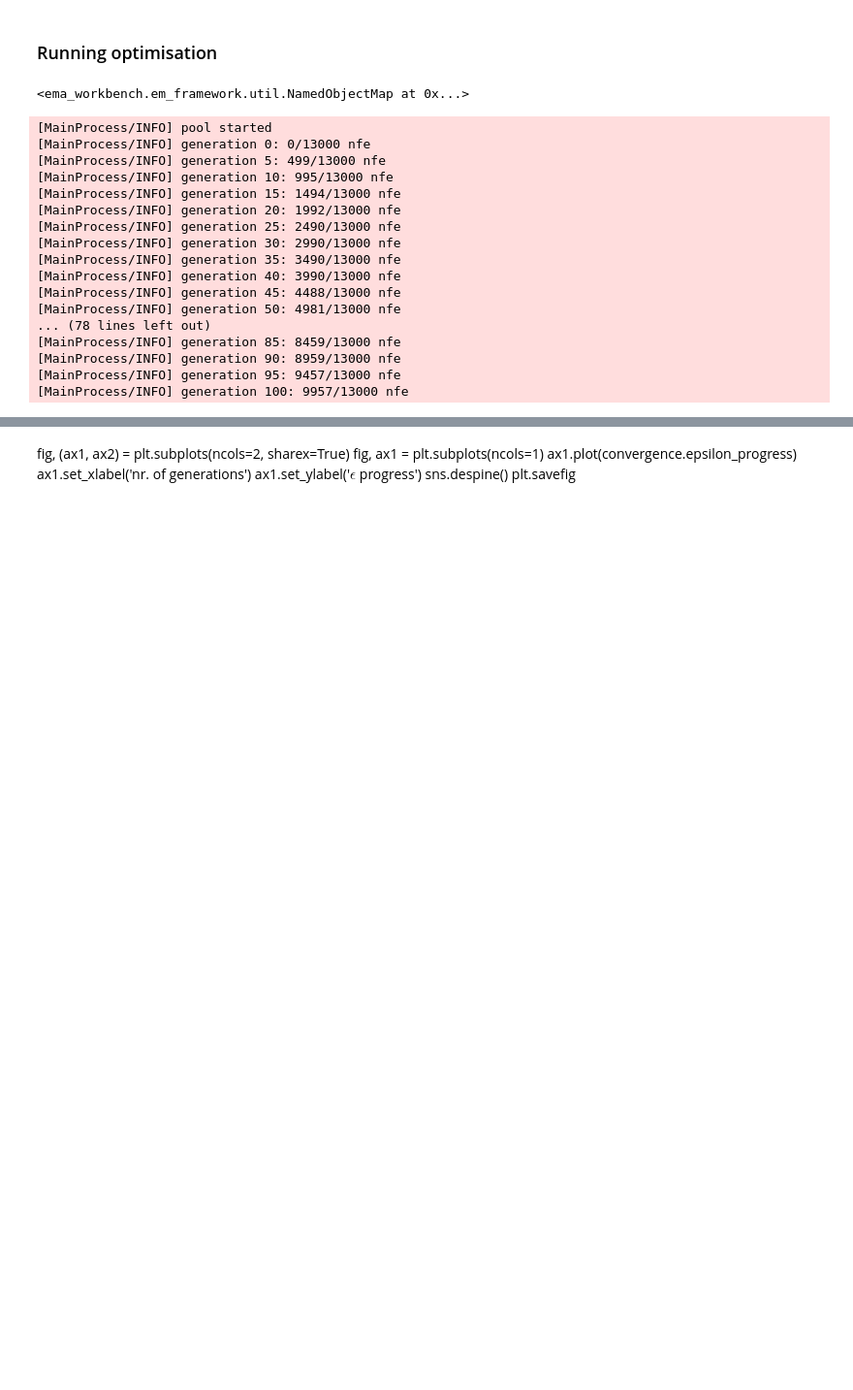
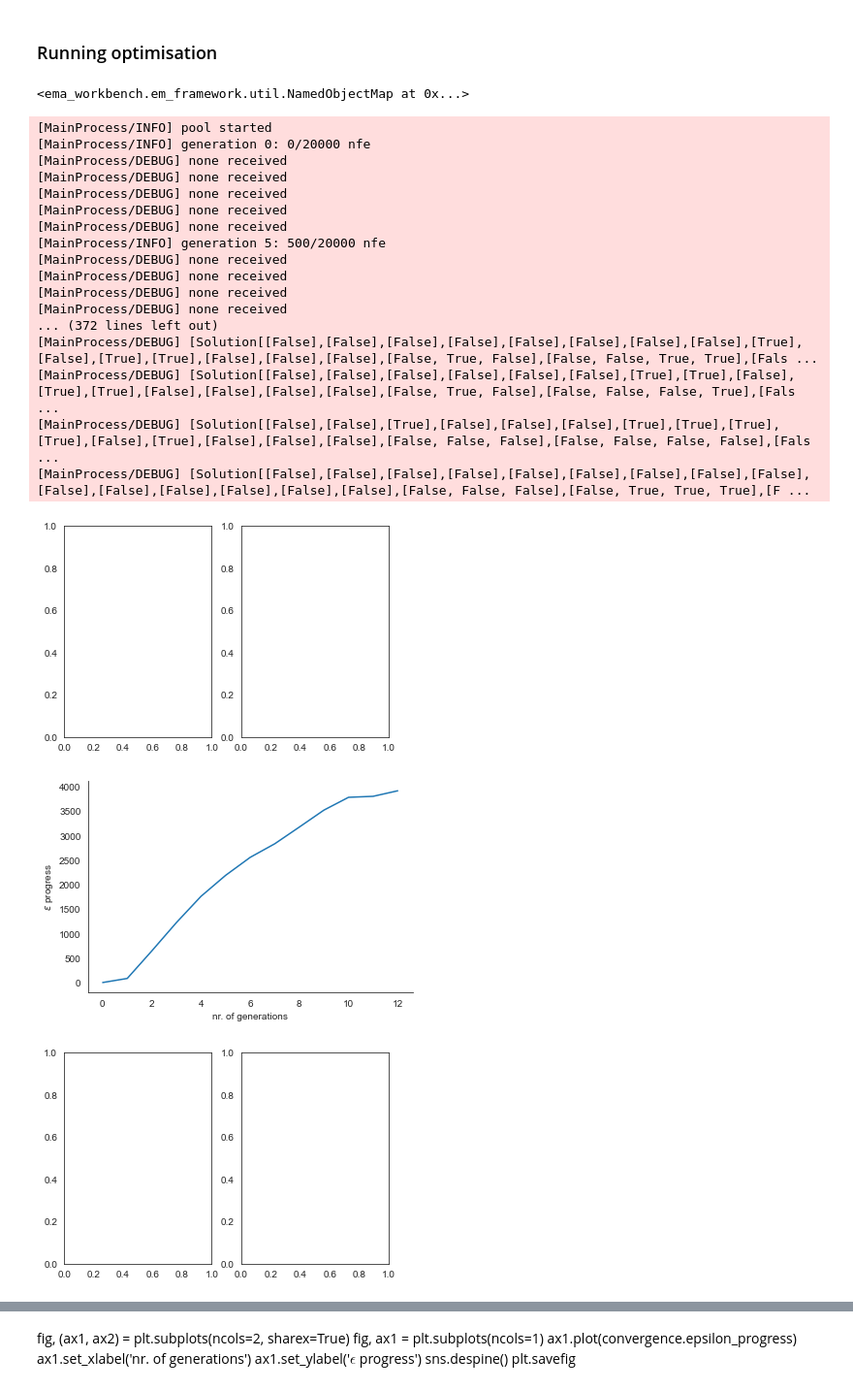
Before and after one commit to ArieTieszoon/ModelBasedDecisionMaking_G18, a Jupyter notebook: Give files/Multi Scenario MORDM.ipynb, the cells around one changed output, grey strips where cells are left out. Shown at 97% size. Drawn from its saved outputs; the diff is of its cells as text; code cells hidden in the pictures; blank space fills up the shorter version.

Commit message:
optimisation + other stuff

```diff
--- a/Give files/Multi Scenario MORDM.ipynb
+++ b/Give files/Multi Scenario MORDM.ipynb
@@ -260,3 +257,5 @@ Scenario({'A.0_ID flood wave shape': 5.0, 'A.1_Bmax': 259.41896214154724, 'A.1_B
+# %%
+scenarios = scenarios[3:5]
 # %% [markdown]
 ### Running optimisation
 # %%
@@ -275,59 +274,64 @@ from __future__ import (unicode_literals, print_function, absolute_import,
 
 
 from ema_workbench import (Model, MultiprocessingEvaluator,
-                           ScalarOutcome, IntegerParameter, optimize, Scenario)
+                           ScalarOutcome, IntegerParameter, optimize, Scenario, Constraint)
 from ema_workbench.em_framework.optimization import EpsilonProgress
 from ema_workbench.util import ema_logging
 
 from problem_formulation import get_model_for_problem_formulation
 import matplotlib.pyplot as plt
 import seaborn as sns
 
-
+#constraints = [Constraint("max deaths", outcome_names="A.5_Expected Number of Deaths",
+#                          function=lambda x:max(0, -0.01 + x))]
 
 if __name__ == '__main__':
     ema_logging.log_to_stderr(ema_logging.INFO)
 
     model, steps = get_model_for_problem_formulation(3)
 
     convergence_metrics = [EpsilonProgress()]
 
-    espilon = [1e4,1e4, 0.001,1e4, 1e4, 0.001,1e4, 1e4, 0.001,1e4, 1e4, 0.001,1e4, 1e4, 0.001, 1e4, 1e4]
+    espilon = [1e5, 0.001,1e5, 0.001,1e5, 0.001,1e5, 0.001,1e5, 0.001, 1e5, 1e5]
 
-    nfe = 13000
+    nfe = 20000
 
-    #for i in range(len(scenarios)):
-        ref_scenario = scenarios[5]
+    for i in range(0,2):
+        ref_scenario = scenarios[i]
         with MultiprocessingEvaluator(model) as evaluator:
             results, convergence = evaluator.optimize(nfe=nfe, searchover='levers',
                                                       epsilons=espilon,
                                                       convergence=convergence_metrics,
                                                       reference=ref_scenario)
-        results.to_csv(f"outcomes/results_optimisation_scenario{i}.csv")
-        convergence.to_csv(f'outcomes/convergence_optimisation_scenario{i}.csv')
+
+        results.to_csv(f"outcomes/results_optimisation_scenario34_{i}.csv")
+        convergence.to_csv(f'outcomes/convergence_optimisation_scenario34{i}.csv')
 
         fig, (ax1, ax2) = plt.subplots(ncols=2, sharex=True)
         fig, ax1 = plt.subplots(ncols=1)
         ax1.plot(convergence.epsilon_progress)
         ax1.set_xlabel('nr. of generations')
         ax1.set_ylabel('$\epsilon$ progress')
         sns.despine()
-        plt.savefig(f'figures/convergence_scenario{i}.png')
+        plt.savefig(f'figures/convergence_scenario34_{i}.png')
 # %% [output]
 [MainProcess/INFO] pool started
-[MainProcess/INFO] generation 0: 0/13000 nfe
-[MainProcess/INFO] generation 5: 499/13000 nfe
-[MainProcess/INFO] generation 10: 995/13000 nfe
-[MainProcess/INFO] generation 15: 1494/13000 nfe
-[MainProcess/INFO] generation 20: 1992/13000 nfe
-[MainProcess/INFO] generation 25: 2490/13000 nfe
-[MainProcess/INFO] generation 30: 2990/13000 nfe
-[MainProcess/INFO] generation 35: 3490/13000 nfe
-[MainProcess/INFO] generation 40: 3990/13000 nfe
-[MainProcess/INFO] generation 45: 4488/13000 nfe
-[MainProcess/INFO] generation 50: 4981/13000 nfe
-... (78 lines left out)
-[MainProcess/INFO] generation 85: 8459/13000 nfe
-[MainProcess/INFO] generation 90: 8959/13000 nfe
-[MainProcess/INFO] generation 95: 9457/13000 nfe
-[MainProcess/INFO] generation 100: 9957/13000 nfe
+[MainProcess/INFO] generation 0: 0/20000 nfe
+[MainProcess/DEBUG] none received
+[MainProcess/DEBUG] none received
+[MainProcess/DEBUG] none received
+[MainProcess/DEBUG] none received
+[MainProcess/DEBUG] none received
+[MainProcess/INFO] generation 5: 500/20000 nfe
+[MainProcess/DEBUG] none received
+[MainProcess/DEBUG] none received
+[MainProcess/DEBUG] none received
+[MainProcess/DEBUG] none received
+... (372 lines left out)
+[MainProcess/DEBUG] [Solution[[False],[False],[False],[False],[False],[False],[False],[False],[True],[False],[True],[True],[False],[False],[False],[False, True, False],[False, False, True, True],[Fals ...
+[MainProcess/DEBUG] [Solution[[False],[False],[False],[False],[False],[False],[True],[True],[False],[True],[True],[False],[False],[False],[False],[False, True, False],[False, False, False, True],[Fals ...
+[MainProcess/DEBUG] [Solution[[False],[False],[True],[False],[False],[False],[True],[True],[True],[True],[False],[True],[False],[False],[False],[False, False, False],[False, False, False, False],[Fals ...
+[MainProcess/DEBUG] [Solution[[False],[False],[False],[False],[False],[False],[False],[False],[False],[False],[False],[False],[False],[False],[False],[False, False, False],[False, True, True, True],[F ...
+[figure, added]
+[figure, added]
+[figure, added]
```
Also changed, not shown: parts of 3 cells of this notebook, 16 other files.
